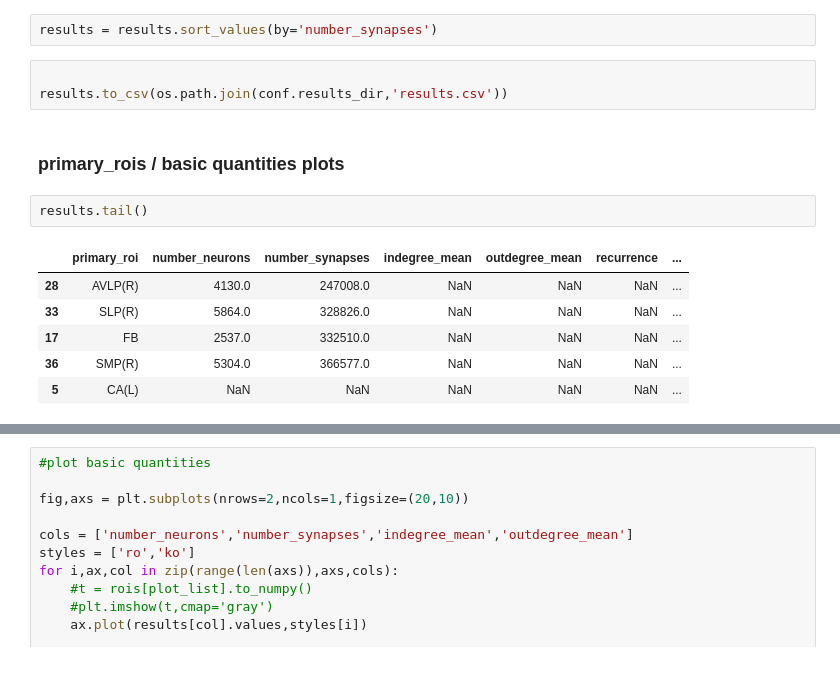
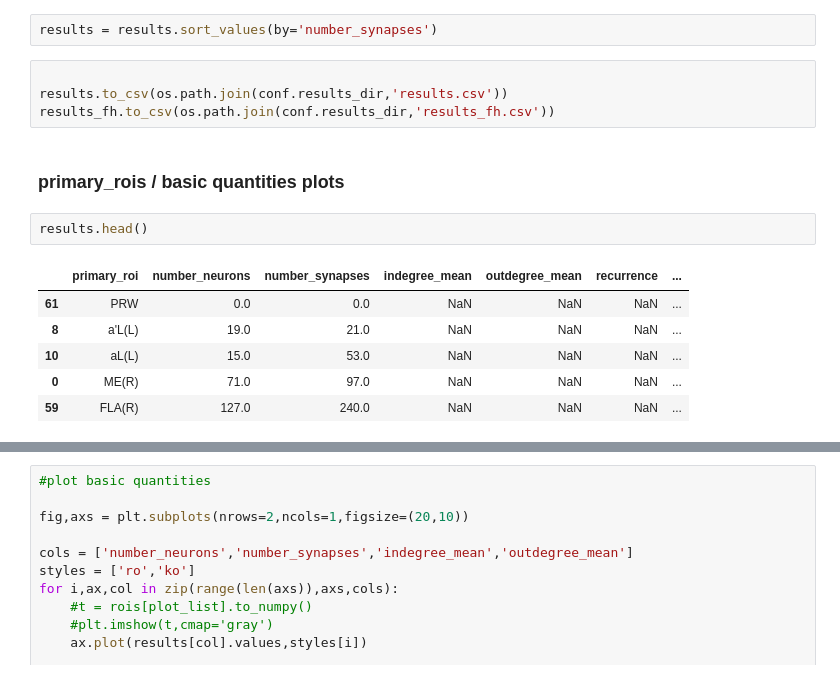
Before and after one commit to grelade/fruitfly, a Jupyter notebook: primary_roi_notebook.ipynb, the cells around one changed output, grey strips where cells are left out. Drawn from its saved outputs; the diff is of its cells as text.

```diff
--- a/notebook.ipynb
+++ b/primary_roi_notebook.ipynb
@@ -136,17 +114,18 @@ results = results.sort_values(by='number_synapses')
 # %%
 
 results.to_csv(os.path.join(conf.results_dir,'results.csv'))
+results_fh.to_csv(os.path.join(conf.results_dir,'results_fh.csv'))
 # %% [markdown]
 <h3>primary_rois / basic quantities plots</h3>
 # %%
-results.tail()
+results.head()
 # %% [output]
 |  | primary_roi | number_neurons | number_synapses | indegree_mean | outdegree_mean | recurrence | ... |
-| 28 | AVLP(R) | 4130.0 | 247008.0 | NaN | NaN | NaN | ... |
-| 33 | SLP(R) | 5864.0 | 328826.0 | NaN | NaN | NaN | ... |
-| 17 | FB | 2537.0 | 332510.0 | NaN | NaN | NaN | ... |
-| 36 | SMP(R) | 5304.0 | 366577.0 | NaN | NaN | NaN | ... |
-| 5 | CA(L) | NaN | NaN | NaN | NaN | NaN | ... |
+| 61 | PRW | 0.0 | 0.0 | NaN | NaN | NaN | ... |
+| 8 | a'L(L) | 19.0 | 21.0 | NaN | NaN | NaN | ... |
+| 10 | aL(L) | 15.0 | 53.0 | NaN | NaN | NaN | ... |
+| 0 | ME(R) | 71.0 | 97.0 | NaN | NaN | NaN | ... |
+| 59 | FLA(R) | 127.0 | 240.0 | NaN | NaN | NaN | ... |
 # %%
 results_fh.head()
 # %% [output]
```
Also changed, not shown: parts of 20 cells of this notebook, 18 other files.
